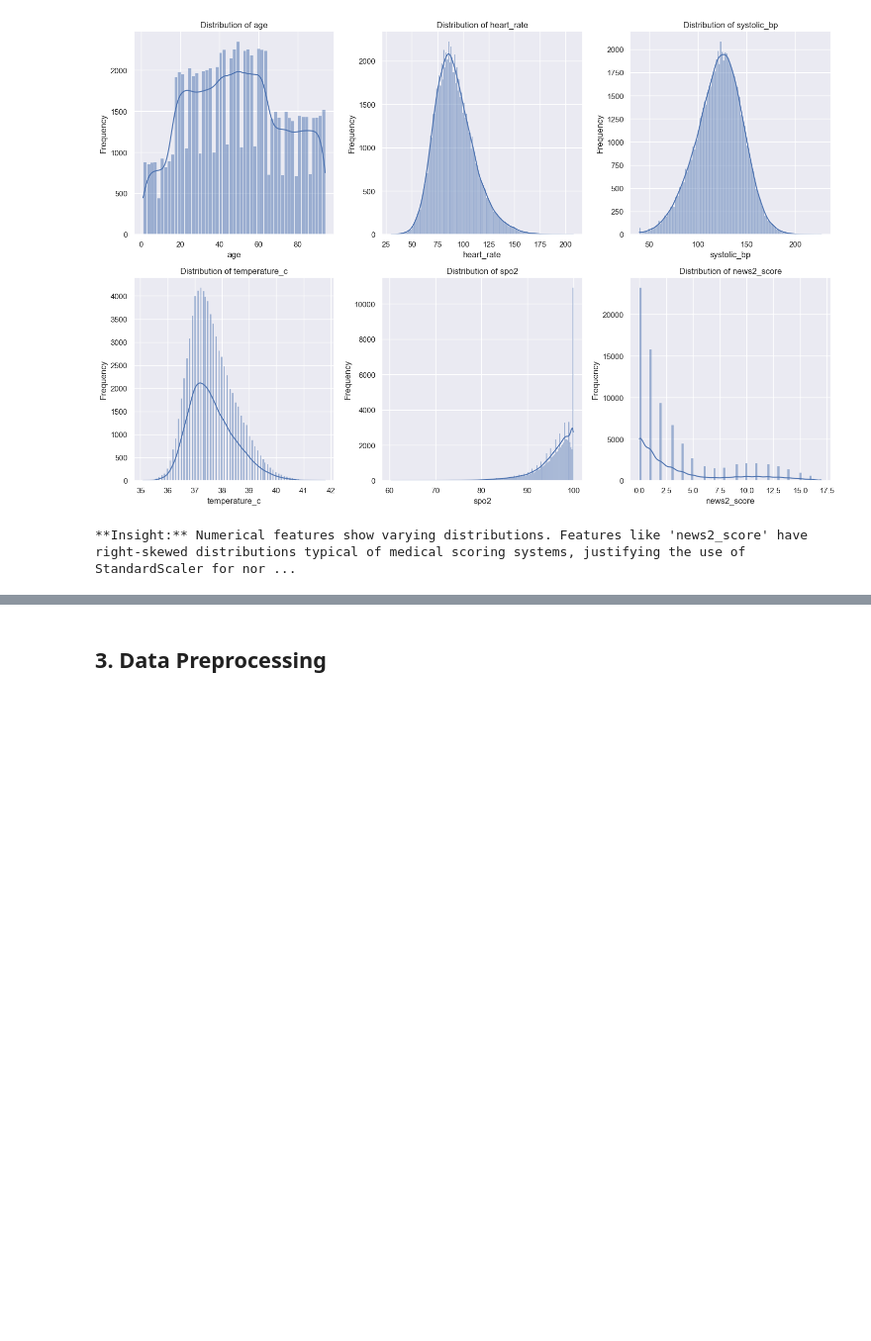
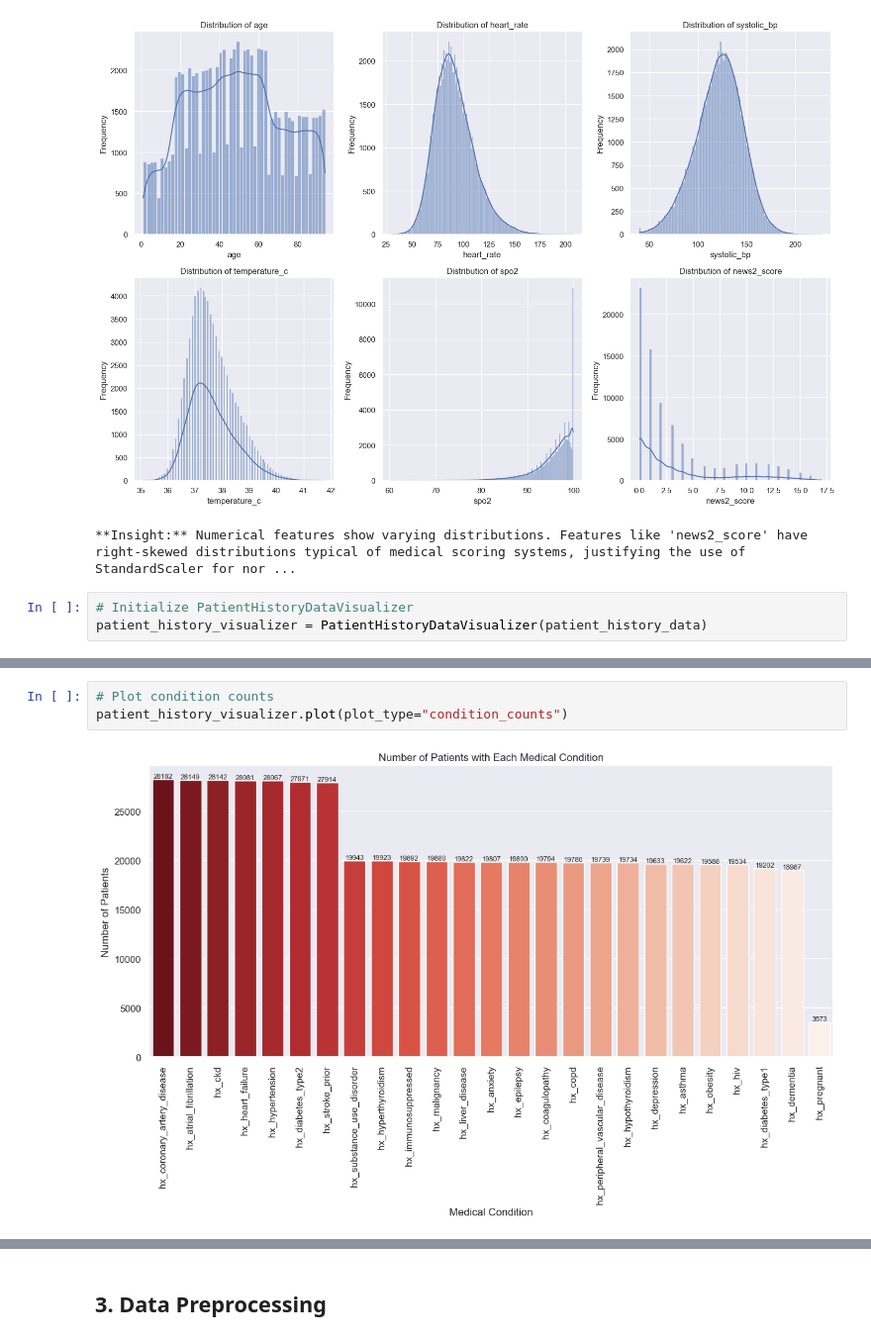
Before and after one commit to ztongg-str/lifier_py_project, a Jupyter notebook: y2-t2.ipynb, the cells around one changed output, grey strips where cells are left out. Shown at 99% size. Cells and saved outputs as stored; diff of their text form; blank space fills up the shorter version.

```diff
--- a/y2-t2.ipynb
+++ b/y2-t2.ipynb
@@ -142,3 +165,6 @@ print("\n**Insight:** Numerical features show varying distributions. Features li
 Saved figure: d:\Desktop\CADT\Year_2\Term2\OOP-Python\Project\modules\..\image\numerical_distributions.png
 [figure]
 **Insight:** Numerical features show varying distributions. Features like 'news2_score' have right-skewed distributions typical of medical scoring systems, justifying the use of StandardScaler for nor ...
+# %%
+# Initialize PatientHistoryDataVisualizer
+patient_history_visualizer = PatientHistoryDataVisualizer(patient_history_data)
@@ -144,0 +187,5 @@ Saved figure: d:\Desktop\CADT\Year_2\Term2\OOP-Python\Project\modules\..\image\n
+# %%
+# Plot condition counts
+patient_history_visualizer.plot(plot_type="condition_counts")
+# %% [output]
+[figure, added]
```
Also changed, not shown: parts of 29 cells of this notebook, 39 other files.
